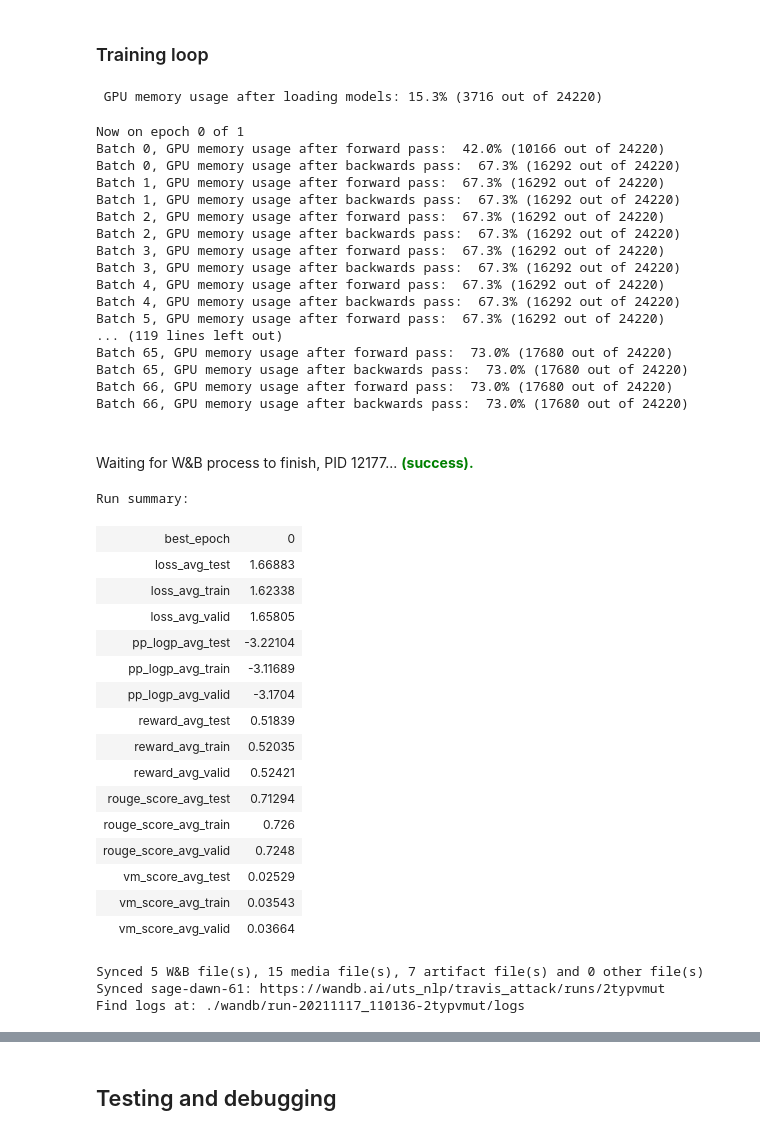
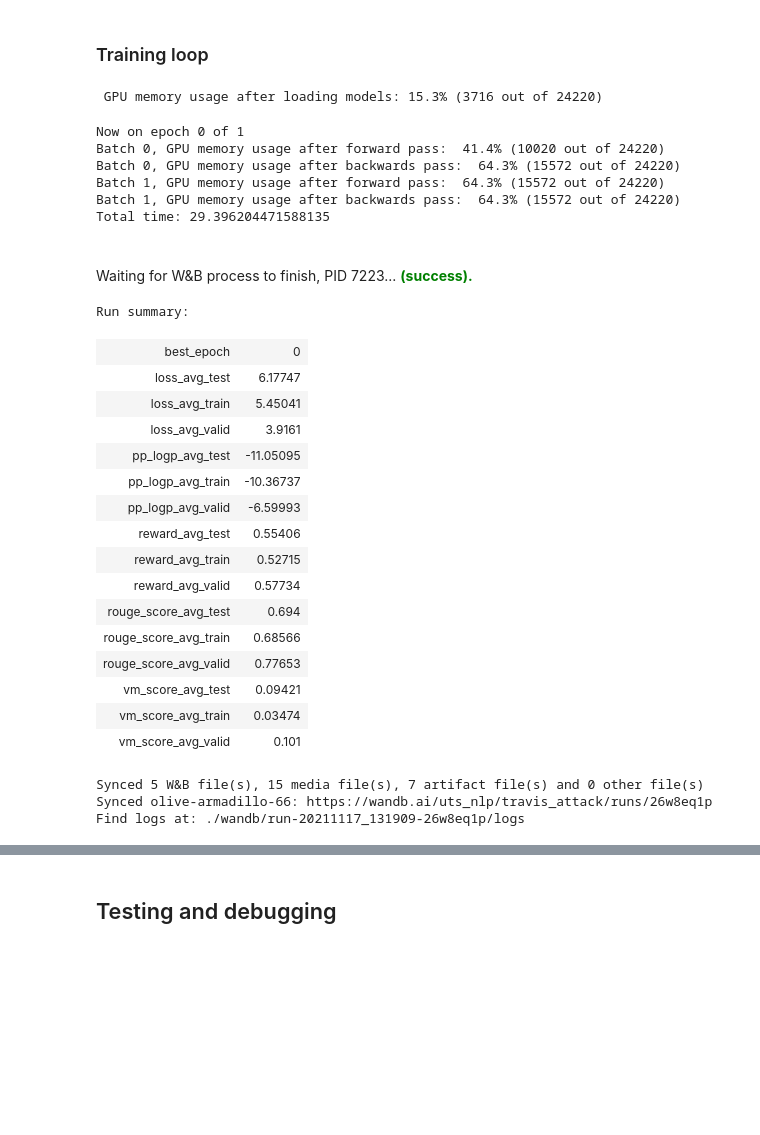
Before and after one commit to puzzler10/travis_attack, a Jupyter notebook: paraphrase_finetuning_with_reinforce.ipynb, the cells around one changed output, grey strips where cells are left out. Drawn from its saved outputs; the diff is of its cells as text; code cells hidden in the pictures; blank space fills up the shorter version.

```diff
--- a/paraphrase_finetuning_with_reinforce.ipynb
+++ b/paraphrase_finetuning_with_reinforce.ipynb
@@ -142,7 +142,7 @@ n_layers_frozen = "2"  # counting from the back (doesn't do anything yet)
 
 use_small_ds = True  # for testing purposes
 # These parameters only have effect if small_ds = True
-n_shards         = 2    if use_small_ds else None
+n_shards         = 100    if use_small_ds else None
 shard_contiguous = False if use_small_ds else None
 
 ### Paraphrase parameters
@@ -167,6 +167,7 @@ n_train_epochs = 1
 eval_freq = 1  # run eval loop every `eval_freq` epochs
 normalise_rewards = False
 metrics = ['loss', 'pp_logp', 'reward', 'rouge_score', 'vm_score']
+pin_memory = True
 #weight_decay = 0
 #lr_scheduler_type = 'none'
 #n_warmup_steps = 30
@@ -274,9 +276,9 @@ def add_idx(x, idx): x['idx'] = idx; return x   # add row numbers
 
 def get_standard_dataloaders():
     """function for standard train/valid/test dataloader setup"""
-    dl_train = DataLoader(ds_train, batch_size=batch_size, shuffle=True,  num_workers=n_wkrs)
-    dl_valid = DataLoader(ds_valid, batch_size=batch_size, shuffle=True,  num_workers=n_wkrs)
-    dl_test  = DataLoader(ds_test,  batch_size=batch_size, shuffle=False, num_workers=n_wkrs)
+    dl_train = DataLoader(ds_train, batch_size=batch_size, shuffle=True,  num_workers=n_wkrs, pin_memory=pin_memory)
+    dl_valid = DataLoader(ds_valid, batch_size=batch_size, shuffle=True,  num_workers=n_wkrs, pin_memory=pin_memory)
+    dl_test  = DataLoader(ds_test,  batch_size=batch_size, shuffle=False, num_workers=n_wkrs, pin_memory=pin_memory)
     return dl_train,dl_valid,dl_test
 # %%
 if dataset_name == "rotten_tomatoes":
@@ -293,7 +295,7 @@ elif dataset_name == "simple":
         ds = load_dataset('csv',data_files=path)['train']
         ds = ds.map(add_idx, with_indices=True)
         # no shuffle because just for debugging
-        dl = DataLoader(ds, batch_size=batch_size, shuffle=False, num_workers=n_wkrs)
+        dl = DataLoader(ds, batch_size=batch_size, shuffle=False, num_workers=n_wkrs,  pin_memory=pin_memory)
         return ds, dl
     ds_train,dl_train = load_and_prep_ds_dl(f"{path_data}simple_dataset_train.csv")
     ds_valid,dl_valid = load_and_prep_ds_dl(f"{path_data}simple_dataset_valid.csv")
@@ -707,6 +709,8 @@ n_train_steps = n_train_epochs * len(dl_train)
 # %%
 logger.info(show_gpu(f' GPU memory usage after loading models:'))
 progress_bar = tqdm(range(n_train_steps))
+
+t0 = time.time()
 for epoch in range(n_train_epochs):
     logger.info(f"Now on epoch {epoch} of {n_train_epochs}")
     if not pp_model.training: pp_model.train()
@@ -723,67 +727,61 @@ for epoch in range(n_train_epochs):
         del plt
     gc.collect()
     torch.cuda.empty_cache()
     # Evaluation loop
     if epoch % eval_freq == 0:
         train_set_preds = eval_dl(dl = dl_train)
         valid_set_preds = eval_dl(dl = dl_valid)
 #         if epoch == 3:
 #             set_trace()
         # can't update the tables every epoch, so store them and do it at the end
         update_training_summary_table(train_set_preds, split='train')
         update_training_summary_table(valid_set_preds, split='valid')
         update_wandb_table(train_set_preds, split='train')
         update_wandb_table(valid_set_preds, split='valid')
         #del train_set_preds
         #del valid_set_preds
 
 # Eval on test set
 test_set_preds = eval_dl(dl = dl_test)
 update_wandb_table(test_set_preds, split='test')
 # Log, plot, and finish up
 log_wandb_tables()
 plot_wandb_charts()
 add_wandb_run_summary_statistics()
+
+t1 = time.time()
+total = t1-t0
+print("Total time:", total)
+
 wandb.finish()
 # %% [output]
  GPU memory usage after loading models: 15.3% (3716 out of 24220)
 Now on epoch 0 of 1
-Batch 0, GPU memory usage after forward pass:  42.0% (10166 out of 24220)
-Batch 0, GPU memory usage after backwards pass:  67.3% (16292 out of 24220)
-Batch 1, GPU memory usage after forward pass:  67.3% (16292 out of 24220)
-Batch 1, GPU memory usage after backwards pass:  67.3% (16292 out of 24220)
-Batch 2, GPU memory usage after forward pass:  67.3% (16292 out of 24220)
-Batch 2, GPU memory usage after backwards pass:  67.3% (16292 out of 24220)
-Batch 3, GPU memory usage after forward pass:  67.3% (16292 out of 24220)
-Batch 3, GPU memory usage after backwards pass:  67.3% (16292 out of 24220)
-Batch 4, GPU memory usage after forward pass:  67.3% (16292 out of 24220)
-Batch 4, GPU memory usage after backwards pass:  67.3% (16292 out of 24220)
-Batch 5, GPU memory usage after forward pass:  67.3% (16292 out of 24220)
-... (119 lines left out)
-Batch 65, GPU memory usage after forward pass:  73.0% (17680 out of 24220)
-Batch 65, GPU memory usage after backwards pass:  73.0% (17680 out of 24220)
-Batch 66, GPU memory usage after forward pass:  73.0% (17680 out of 24220)
-Batch 66, GPU memory usage after backwards pass:  73.0% (17680 out of 24220)
+Batch 0, GPU memory usage after forward pass:  41.4% (10020 out of 24220)
+Batch 0, GPU memory usage after backwards pass:  64.3% (15572 out of 24220)
+Batch 1, GPU memory usage after forward pass:  64.3% (15572 out of 24220)
+Batch 1, GPU memory usage after backwards pass:  64.3% (15572 out of 24220)
+Total time: 29.396204471588135
-Waiting for W&B process to finish, PID 12177... (success).
+Waiting for W&B process to finish, PID 7223... (success).
 Run summary:
 | best_epoch | 0 |
-| loss_avg_test | 1.66883 |
-| loss_avg_train | 1.62338 |
-| loss_avg_valid | 1.65805 |
-| pp_logp_avg_test | -3.22104 |
-| pp_logp_avg_train | -3.11689 |
-| pp_logp_avg_valid | -3.1704 |
-| reward_avg_test | 0.51839 |
-| reward_avg_train | 0.52035 |
-| reward_avg_valid | 0.52421 |
-| rouge_score_avg_test | 0.71294 |
-| rouge_score_avg_train | 0.726 |
-| rouge_score_avg_valid | 0.7248 |
-| vm_score_avg_test | 0.02529 |
-| vm_score_avg_train | 0.03543 |
-| vm_score_avg_valid | 0.03664 |
+| loss_avg_test | 6.17747 |
+| loss_avg_train | 5.45041 |
+| loss_avg_valid | 3.9161 |
+| pp_logp_avg_test | -11.05095 |
+| pp_logp_avg_train | -10.36737 |
+| pp_logp_avg_valid | -6.59993 |
+| reward_avg_test | 0.55406 |
+| reward_avg_train | 0.52715 |
+| reward_avg_valid | 0.57734 |
+| rouge_score_avg_test | 0.694 |
+| rouge_score_avg_train | 0.68566 |
+| rouge_score_avg_valid | 0.77653 |
+| vm_score_avg_test | 0.09421 |
+| vm_score_avg_train | 0.03474 |
+| vm_score_avg_valid | 0.101 |
 Synced 5 W&B file(s), 15 media file(s), 7 artifact file(s) and 0 other file(s)
-Synced sage-dawn-61: https://wandb.ai/uts_nlp/travis_attack/runs/2typvmut
-Find logs at: ./wandb/run-20211117_110136-2typvmut/logs
+Synced olive-armadillo-66: https://wandb.ai/uts_nlp/travis_attack/runs/26w8eq1p
+Find logs at: ./wandb/run-20211117_131909-26w8eq1p/logs
 # %%
 %debug
```
Also changed, not shown: parts of 6 cells of this notebook, 1 other file.
